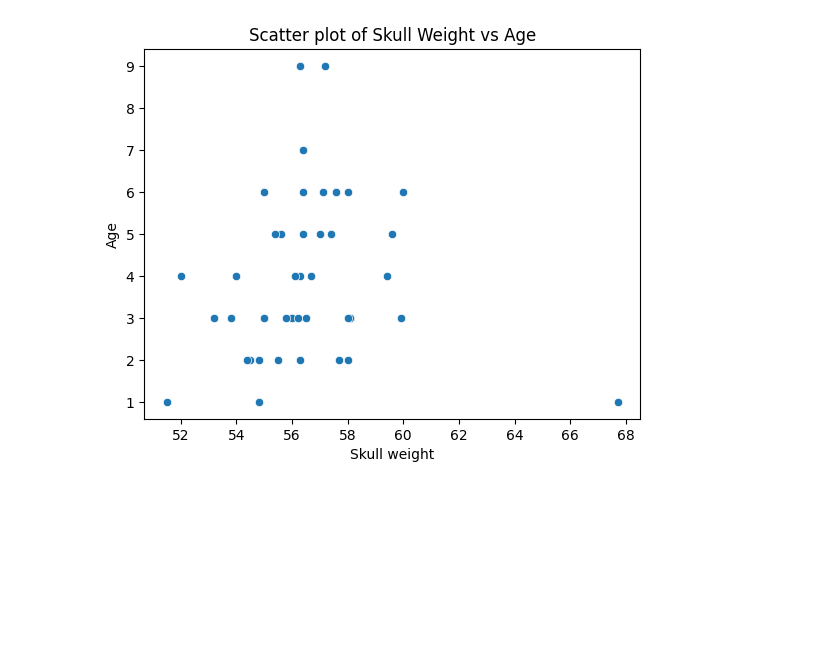
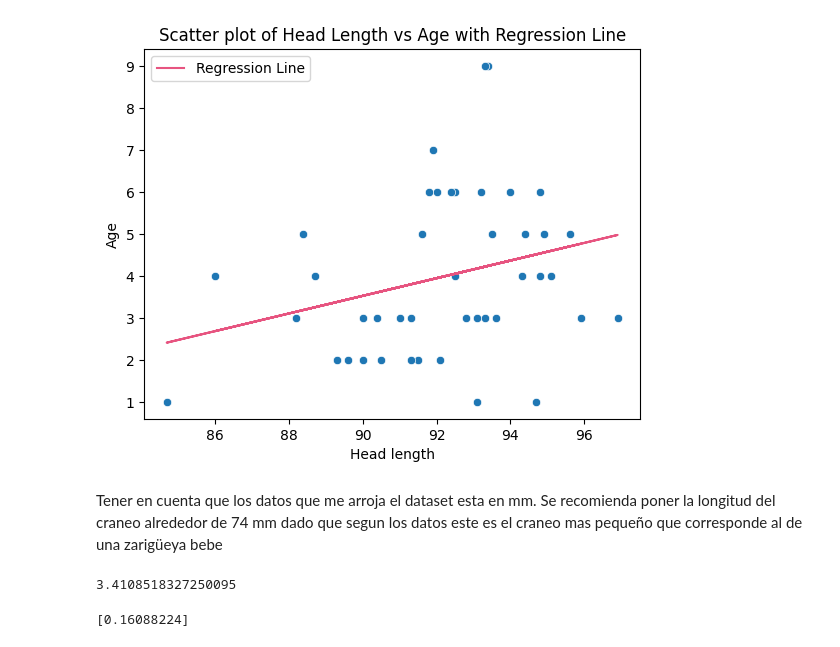
Before and after one commit to unalmedmathnum/Carvajal-Gallego-Quintero-TAREA2, a Jupyter notebook: Aplicación en el mundo real/zarigueya.ipynb, the cells around one changed output. Drawn from its saved outputs; the diff is of its cells as text; code cells hidden in the pictures; blank space fills up the shorter version.

```diff
--- a/Aplicación en el mundo real/zarigueya.ipynb
+++ b/Aplicación en el mundo real/zarigueya.ipynb
@@ -31,21 +34,44 @@ df.sample(10)
 # %%
 
-
-# Assign x and y with on-the-go filtering
-x = df.loc[df['sex'] == 'f', 'skullw']
+# Assign x and y with on-the-go filtering for females
+x = df.loc[df['sex'] == 'f', 'hdlngth'].values.reshape(-1, 1)  # Reshape x to 2D array
 y = df.loc[df['sex'] == 'f', 'age']
 
-# Create a scatter plot
-sns.scatterplot(x=x, y=y)
+# Create a scatter plot of the data
+sns.scatterplot(x=x.flatten(), y=y)  # flatten x for plotting in seaborn
 
-y_prediccion = pd.DataFrame(map(lambda x: x*0.6 , x))
+# Fit a linear regression model
+model = LinearRegression()
+model.fit(x, y)  # Fit the model on x and y
+
+# Get the predicted values (regression line)
+y_prediccion = model.predict(x)
+
+# Plot the regression line (red line)
+plt.plot(x, y_prediccion, color='#e75480', label='Regression Line')
 
 # Add labels and a title (optional)
-plt.xlabel('Skull weight')  # Adjust the label based on your data
+plt.xlabel('Head length')  # Adjust the label based on your data
 plt.ylabel('Age')
-plt.title('Scatter plot of Skull Weight vs Age')
+plt.title('Scatter plot of Head Length vs Age with Regression Line')
+
+# Show the legend (optional)
+plt.legend()
 
 # Show the plot
 plt.show()
 # %% [output]
-[figure, old version]
+[figure, new version]
+# %% [markdown]
+Tener en cuenta que los datos que me arroja el dataset esta en mm. Se recomienda poner la longitud del craneo alrededor de 74 mm dado que  segun los datos este es el craneo mas pequeño que corresponde al  de una zarigüeya bebe
+# %%
+mse = ((y - y_prediccion) ** 2).mean()
+
+
+print(mse)
+# %% [output]
+3.4108518327250095
+# %%
+print(model.predict([[74]]))
+# %% [output]
+[0.16088224]
```
Also changed, not shown: parts of 5 cells of this notebook, 2 other files.
